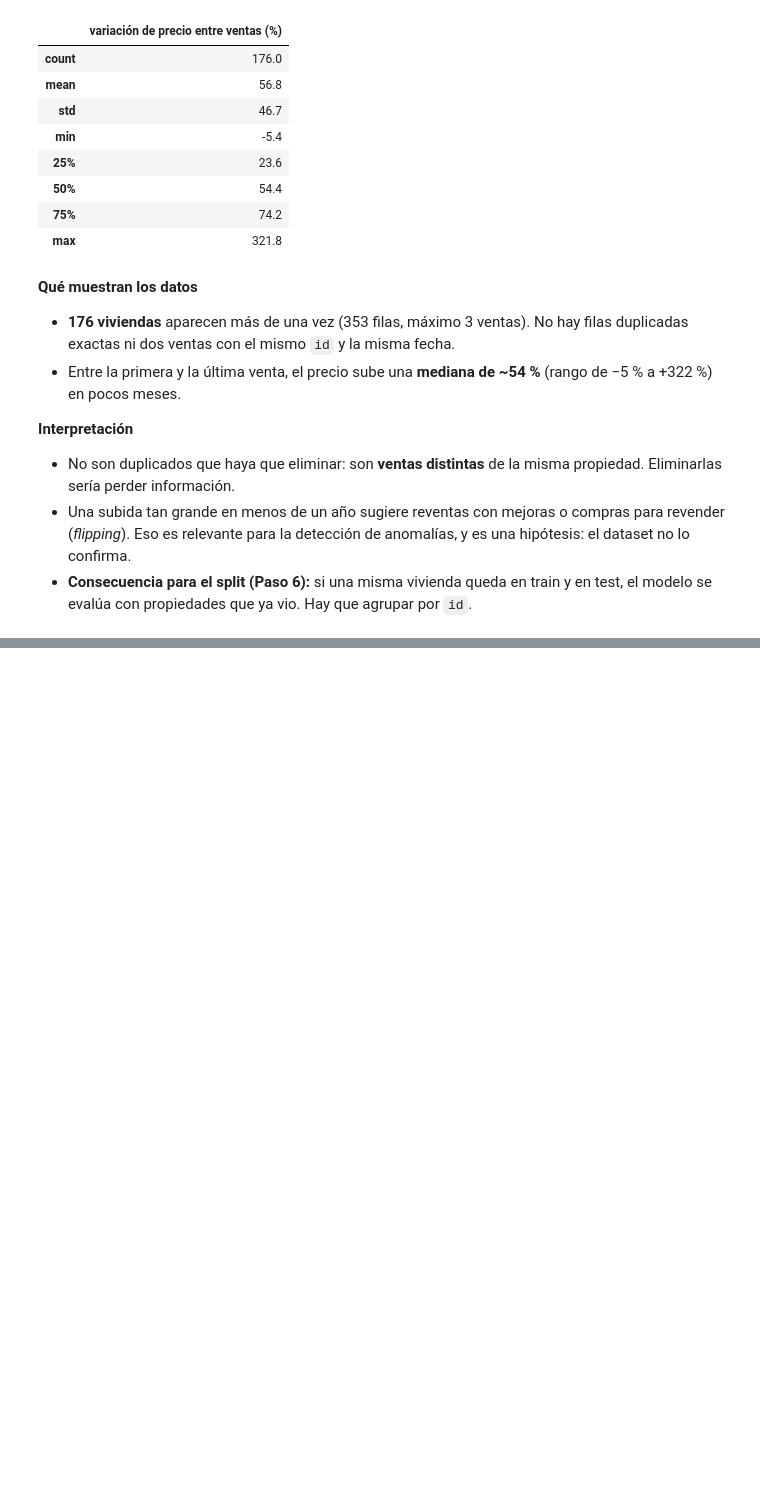
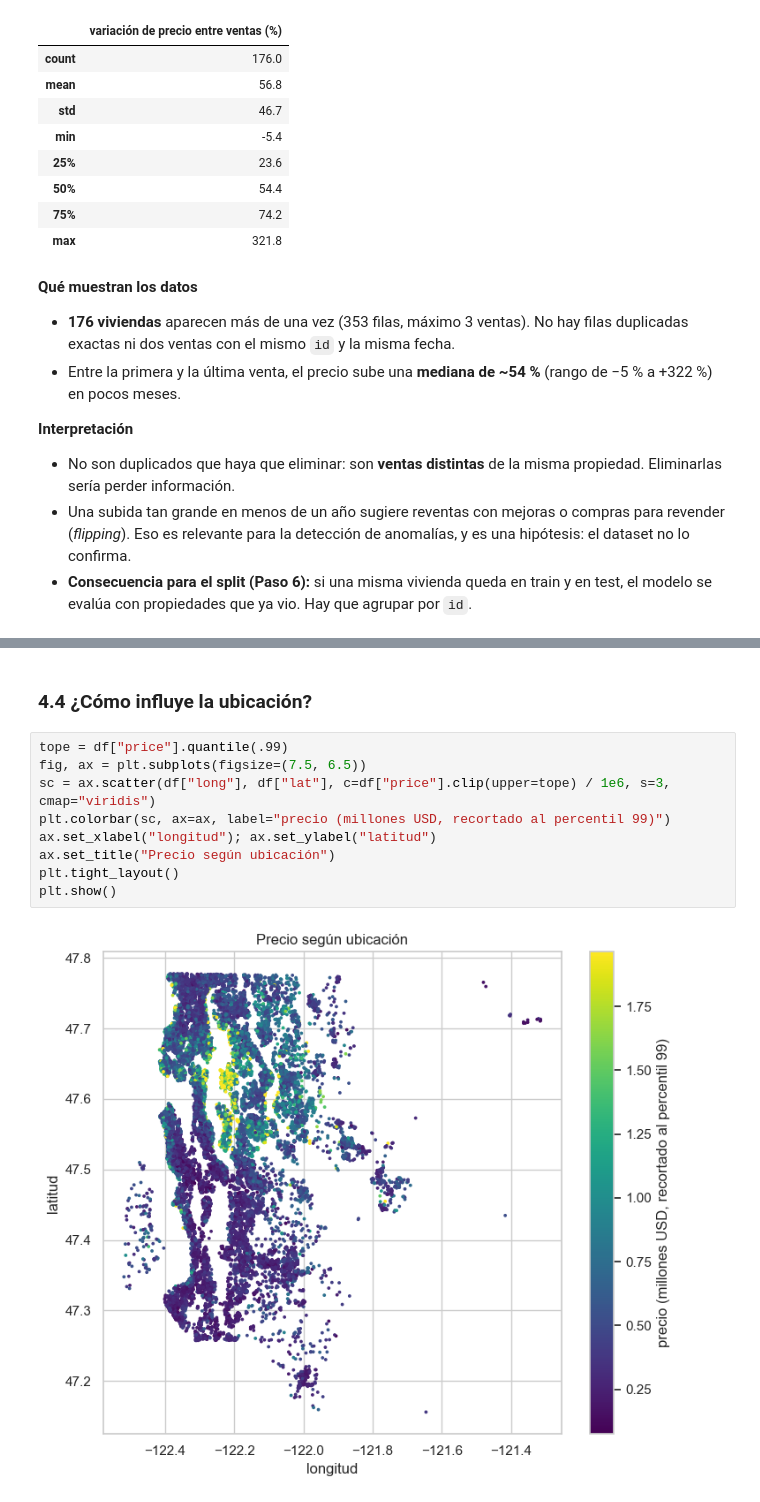
Before and after one commit to lvanCR/cc209-precios-inmobiliarios, a Jupyter notebook: notebooks/02_eda.ipynb, the cells around one changed output, grey strips where cells are left out. Saved outputs shown, nothing was run; the diff lists cells and outputs as text; blank space fills up the shorter version.

```diff
--- a/notebooks/02_eda.ipynb
+++ b/notebooks/02_eda.ipynb
@@ -155,0 +265,13 @@ cambio["variacion_%"].describe().round(1).to_frame("variación de precio entre v
+# %% [markdown]
+### 4.4 ¿Cómo influye la ubicación?
+# %%
+tope = df["price"].quantile(.99)
+fig, ax = plt.subplots(figsize=(7.5, 6.5))
+sc = ax.scatter(df["long"], df["lat"], c=df["price"].clip(upper=tope) / 1e6, s=3, cmap="viridis")
+plt.colorbar(sc, ax=ax, label="precio (millones USD, recortado al percentil 99)")
+ax.set_xlabel("longitud"); ax.set_ylabel("latitud")
+ax.set_title("Precio según ubicación")
+plt.tight_layout()
+plt.show()
+# %% [output]
+[figure, added]
```
Also changed, not shown: parts of 25 cells of this notebook, 1 other file.
